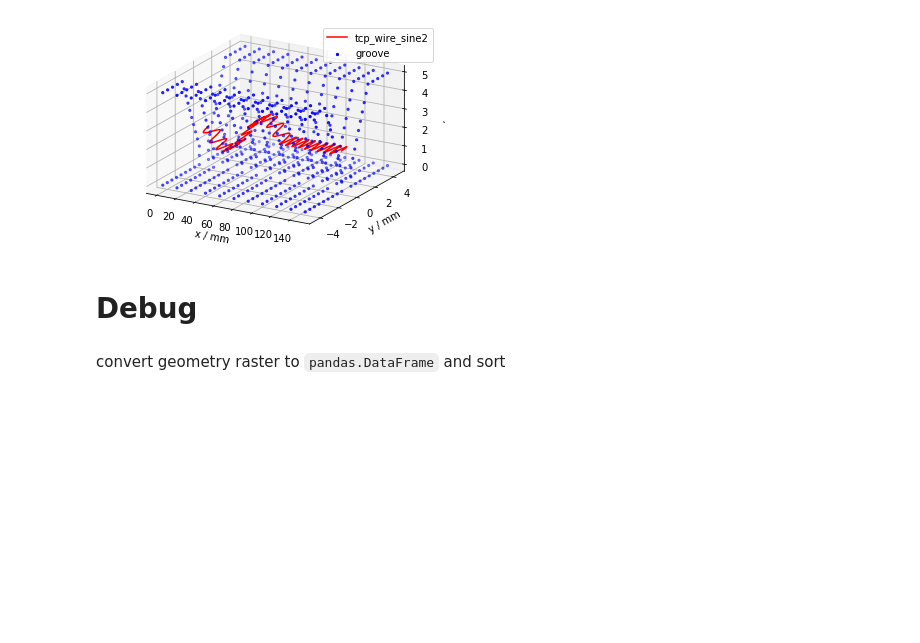
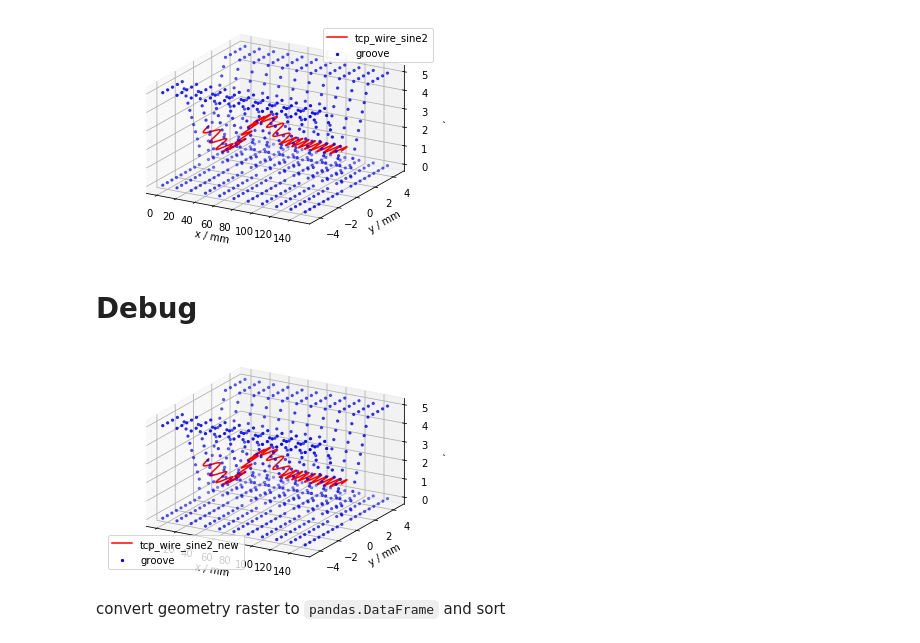
Before and after one commit to BAMWelDX/weldx, a Jupyter notebook: tutorials/welding_example_02_weaving.ipynb, the cells around one changed output. Drawn from its saved outputs; the diff is of its cells as text; code cells hidden in the pictures; blank space fills up the shorter version.

```diff
--- a/tutorials/welding_example_02_weaving.ipynb
+++ b/tutorials/welding_example_02_weaving.ipynb
@@ -102,2 +101,8 @@ csm.add_cs("tcp_wire","workpiece",tcp_wire)
+# %%
+def ax_setup(ax):
+    ax.legend()
+    ax.set_xlabel("x / mm")
+    ax.set_ylabel("y / mm")
+    ax.set_zlabel("z / mm")
 # %%
 fig = plt.figure()
@@ -140,7 +151,7 @@ tcp_sine = lcs(coordinates=ts_sine_data)
 # %% [markdown]
 One approach to combine the weaving motion with the existing linear _tcp_wire_ movement is to use the coordinate system manager. We can add the _tcp_sine_ coordinate system relative to the _tcp_wire_ system:
 # %%
-csm.add_cs("tcp_sine","tcp_wire",tcp_sine)
+csm.add_cs(coordinate_system_name="tcp_sine", reference_system_name="tcp_wire", local_coordinate_system=tcp_sine)
 # %% [markdown]
 Lets see the result:
 # %%
@@ -223,14 +248,16 @@ ax.set_zlabel('z / mm');
 ## Adding a second weaving motion
 We now want to add a second weaving motion along the z-axis that only exists for a limited time. Lets generate the motion first:
 # %%
-ts_sine = sine_exp(Q_([[0,0,1]], "mm"),Q_(1/8*2*np.pi,"Hz"))
+ts_sine = sine_exp(Q_([[0, 0, 1]], "mm"), Q_(1 / 8 * 2 * np.pi, "Hz"))
 
-ts_sine_data = ts_sine.interp_time(pd.timedelta_range(start="0s",end="8s",freq="25ms"))
+ts_sine_data = ts_sine.interp_time(
+    pd.timedelta_range(start="0s", end="8s", freq="25ms")
+)
 
 # assign vector coordinates and convert to m
-ts_sine_data = ts_sine_data.rename({"dim_1":"c"}).assign_coords({"c":["x","y","z"]})
+ts_sine_data = ts_sine_data.rename({"dim_1": "c"}).assign_coords({"c": ["x", "y", "z"]})
 ts_sine_data.data = ts_sine_data.data.magnitude
-ts_sine_data["time"] = pd.TimedeltaIndex(ts_sine_data["time"].data)+t_ref
+ts_sine_data["time"] = pd.TimedeltaIndex(ts_sine_data["time"].data) + t_ref
 
 tcp_sine2 = lcs(coordinates=ts_sine_data)
 # %%
@@ -252,3 +279,5 @@ t_interp = pd.date_range(start=tcp_wire.time[0],end=tcp_wire.time[-1],freq="20ms
 # %%
-tcp_wire_sine2 = (tcp_sine2.interp_time(t_interp) + tcp_sine.interp_time(t_interp)) + tcp_wire
+tcp_wire_sine2 = (
+    tcp_sine2.interp_time(t_interp) + tcp_sine.interp_time(t_interp)
+) + tcp_wire
 # %%
@@ -278,17 +311,23 @@ csm.add_cs("tcp_wire_sine2_new","tcp_wire_sine",tcp_sine2)
 csm = csm.interp_time(t_interp)
 # %%
 fig = plt.figure()
-ax = fig.add_subplot(111, projection='3d',proj_type='ortho')
-ax.scatter(geometry_data_sp[0,:], geometry_data_sp[1,:], geometry_data_sp[2,:], marker='.', c='b', label="groove")
+ax = fig.add_subplot(111, projection="3d", proj_type="ortho")
+ax.scatter(
+    geometry_data_sp[0, :],
+    geometry_data_sp[1, :],
+    geometry_data_sp[2, :],
+    marker=".",
+    c="b",
+    label="groove",
+)
 
-cs = csm.get_local_coordinate_system("tcp_wire_sine2_new","workpiece")
+cs = csm.get_local_coordinate_system("tcp_wire_sine2_new", "workpiece")
 data = cs.coordinates.data
-ax.plot(data[:,0], data[:,1], data[:,2], label='tcp_wire_sine2_new', c='r')
+ax.plot(data[:, 0], data[:, 1], data[:, 2], label="tcp_wire_sine2_new", c="r")
 
-ax.legend()
-ax.set_xlabel('x / mm')
-ax.set_ylabel('y / mm')
-ax.set_zlabel('z / mm');
+ax_setup(ax)
+# %% [output]
+[figure, added]
 # %% [markdown]
 convert geometry raster to `pandas.DataFrame` and sort
 # %% [raw]
```
Also changed, not shown: parts of 20 cells of this notebook, 7 other files.
